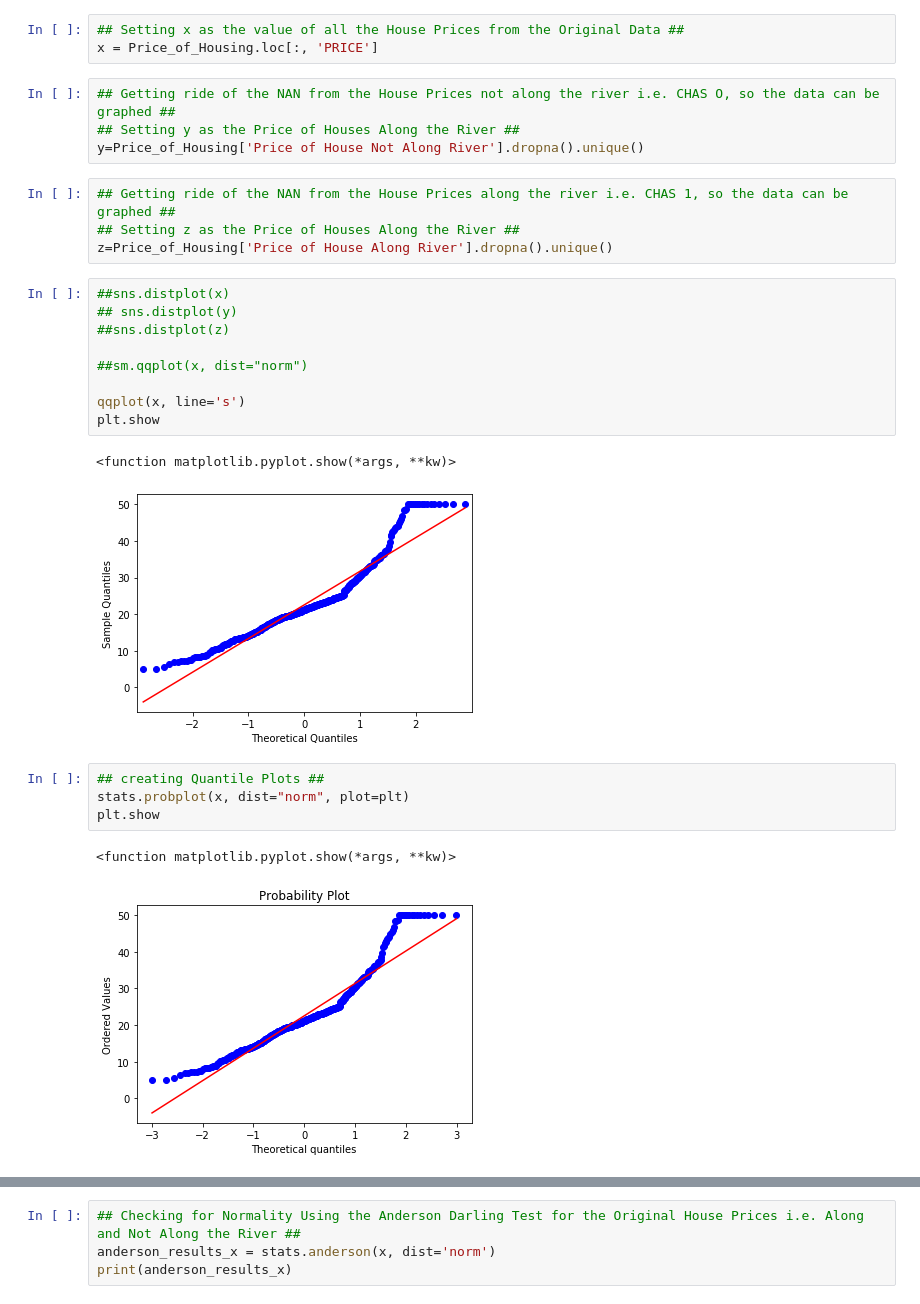
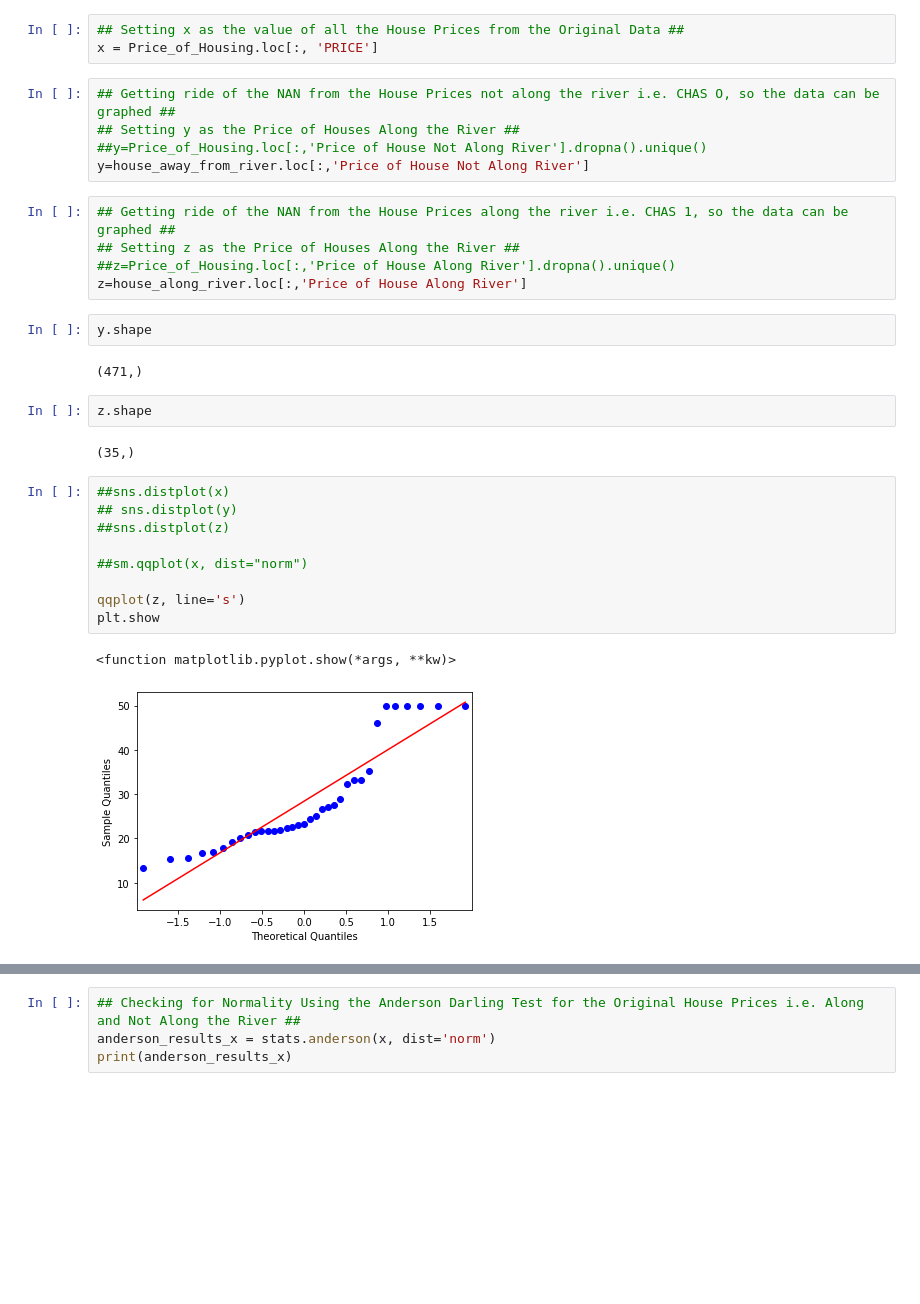
Before and after one commit to shanecanny1/Machine-Learning-and-Statistics-Project, a Jupyter notebook: Machine Learning Project Boston House Prices.ipynb, the cells around one changed output, grey strips where cells are left out. Drawn from its saved outputs; the diff is of its cells as text; blank space fills up the shorter version.

```diff
--- a/Machine Learning Project Boston House Prices.ipynb
+++ b/Machine Learning Project Boston House Prices.ipynb
@@ -200,27 +200,30 @@ x = Price_of_Housing.loc[:, 'PRICE']
 # %%
 ## Getting ride of the NAN from the House Prices not along the river i.e. CHAS O, so the data can be graphed ##
 ## Setting y as the Price of Houses Along the River ##
-y=Price_of_Housing['Price of House Not Along River'].dropna().unique()
+##y=Price_of_Housing.loc[:,'Price of House Not Along River'].dropna().unique()
+y=house_away_from_river.loc[:,'Price of House Not Along River']
 # %%
 ## Getting ride of the NAN from the House Prices along the river i.e. CHAS 1, so the data can be graphed ##
 ## Setting z as the Price of Houses Along the River ##
-z=Price_of_Housing['Price of House Along River'].dropna().unique()
+##z=Price_of_Housing.loc[:,'Price of House Along River'].dropna().unique()
+z=house_along_river.loc[:,'Price of House Along River']
+# %%
+y.shape
+# %% [output]
+(471,)
+# %%
+z.shape
+# %% [output]
+(35,)
 # %%
 ##sns.distplot(x)
 ## sns.distplot(y)
 ##sns.distplot(z)
 
 ##sm.qqplot(x, dist="norm")
 
-qqplot(x, line='s')
+qqplot(z, line='s')
 plt.show
 # %% [output]
 <function matplotlib.pyplot.show(*args, **kw)>
-[figure, old version]
+[figure, new version]
-# %%
-## creating Quantile Plots ##
-stats.probplot(x, dist="norm", plot=plt)
-plt.show
-# %% [output]
-<function matplotlib.pyplot.show(*args, **kw)>
-[figure, removed]
```
Also changed, not shown: parts of 29 cells of this notebook.
